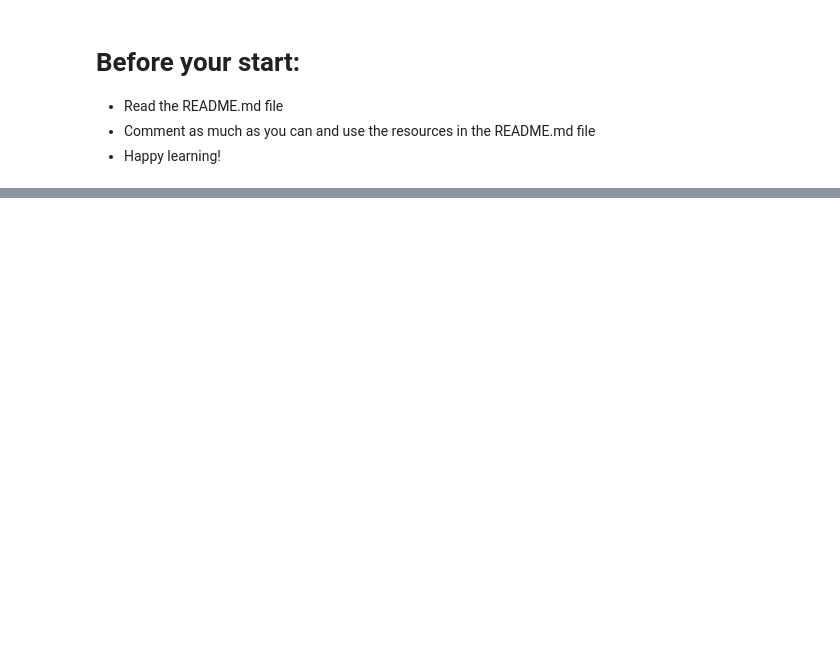
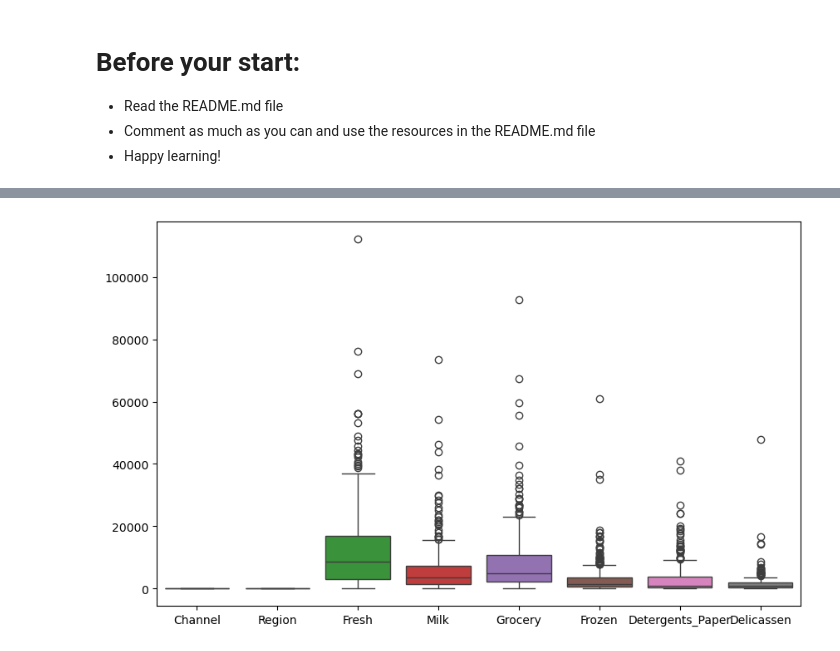
Before and after one commit to ironhack-labs/lab-supervised-learning-en, a Jupyter notebook: your-code/main.ipynb, the cells around one changed output, grey strips where cells are left out. Drawn from its saved outputs; the diff is of its cells as text; code cells hidden in the pictures; blank space fills up the shorter version.

```diff
--- a/your-code/main.ipynb
+++ b/your-code/main.ipynb
@@ -818,0 +115,7 @@ finally, import `confusion_matrix` and `accuracy_score` from `sklearn.metrics` a
+# %%
+# Outliners to remove..
+plt.figure(figsize=(10, 6))
+sns.boxplot(data=Wholesale)
+plt.show()
+# %% [output]
+[figure, added]
```
Also changed, not shown: parts of 119 cells of this notebook.
